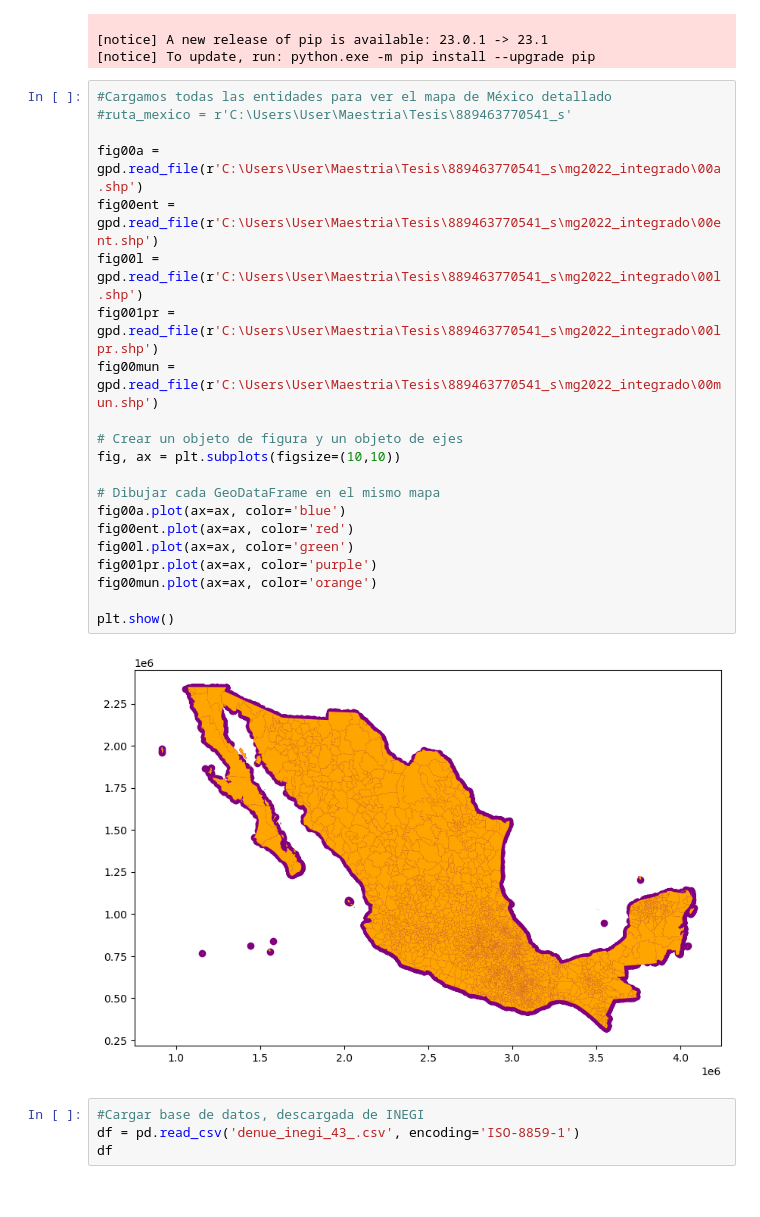
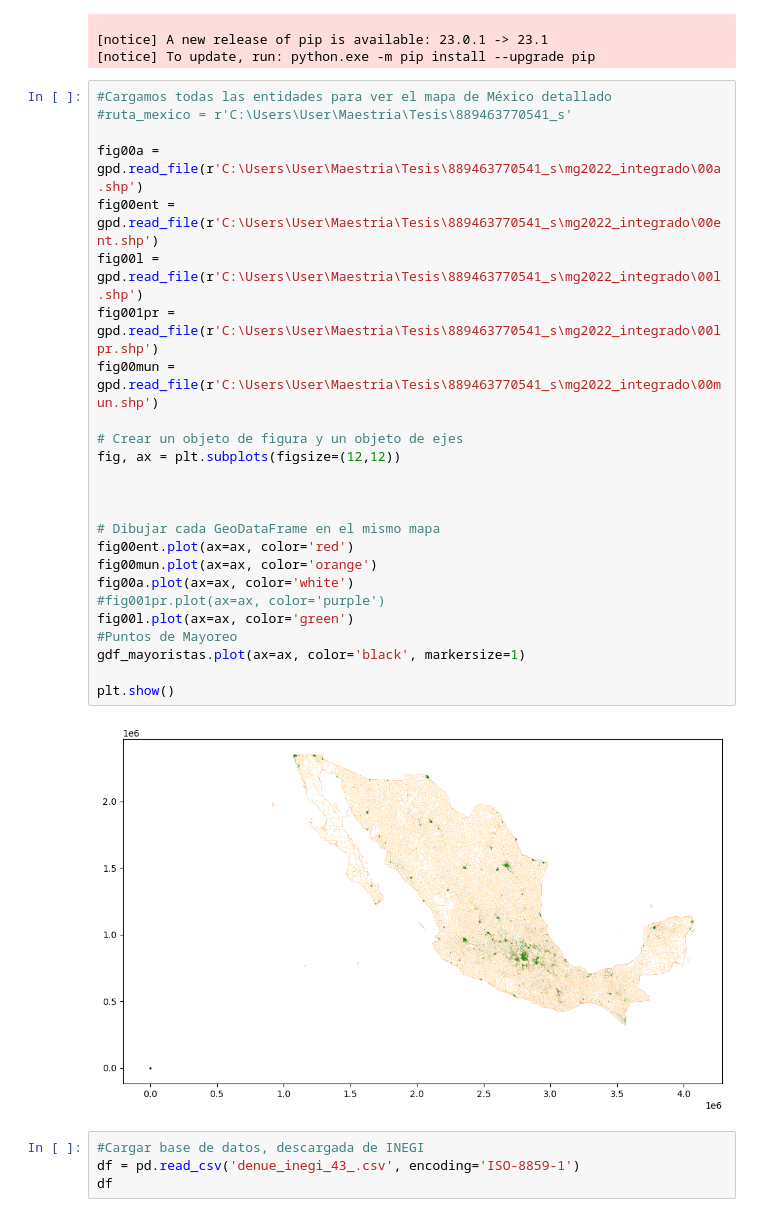
Before and after one commit to miguelrojas1990/Analisis_mayorista, a Jupyter notebook: draft2.ipynb, the cells around one changed output. Drawn from its saved outputs; the diff is of its cells as text.

```diff
--- a/draft2.ipynb
+++ b/draft2.ipynb
@@ -25,26 +25,30 @@ WARNING: Ignoring invalid distribution -rotobuf (c:\users\user\anaconda3\lib\sit
 # %%
 #Cargamos todas las entidades para ver el mapa de México detallado
 #ruta_mexico = r'C:\Users\User\Maestria\Tesis\889463770541_s'
 
 fig00a = gpd.read_file(r'C:\Users\User\Maestria\Tesis\889463770541_s\mg2022_integrado\00a.shp')
 fig00ent = gpd.read_file(r'C:\Users\User\Maestria\Tesis\889463770541_s\mg2022_integrado\00ent.shp')
 fig00l = gpd.read_file(r'C:\Users\User\Maestria\Tesis\889463770541_s\mg2022_integrado\00l.shp')
 fig001pr = gpd.read_file(r'C:\Users\User\Maestria\Tesis\889463770541_s\mg2022_integrado\00lpr.shp')
 fig00mun = gpd.read_file(r'C:\Users\User\Maestria\Tesis\889463770541_s\mg2022_integrado\00mun.shp')
 
 # Crear un objeto de figura y un objeto de ejes
-fig, ax = plt.subplots(figsize=(10,10))
+fig, ax = plt.subplots(figsize=(12,12))
+
+
 
 # Dibujar cada GeoDataFrame en el mismo mapa
-fig00a.plot(ax=ax, color='blue')
 fig00ent.plot(ax=ax, color='red')
+fig00mun.plot(ax=ax, color='orange')
+fig00a.plot(ax=ax, color='white')
+#fig001pr.plot(ax=ax, color='purple')
 fig00l.plot(ax=ax, color='green')
-fig001pr.plot(ax=ax, color='purple')
-fig00mun.plot(ax=ax, color='orange')
+#Puntos de Mayoreo
+gdf_mayoristas.plot(ax=ax, color='black', markersize=1)
 
 plt.show()
 # %% [output]
-[figure, old version]
+[figure, new version]
 # %%
 #Cargar base de datos, descargada de INEGI
 df = pd.read_csv('denue_inegi_43_.csv', encoding='ISO-8859-1')
```
Also changed, not shown: parts of 1 cell of this notebook.
